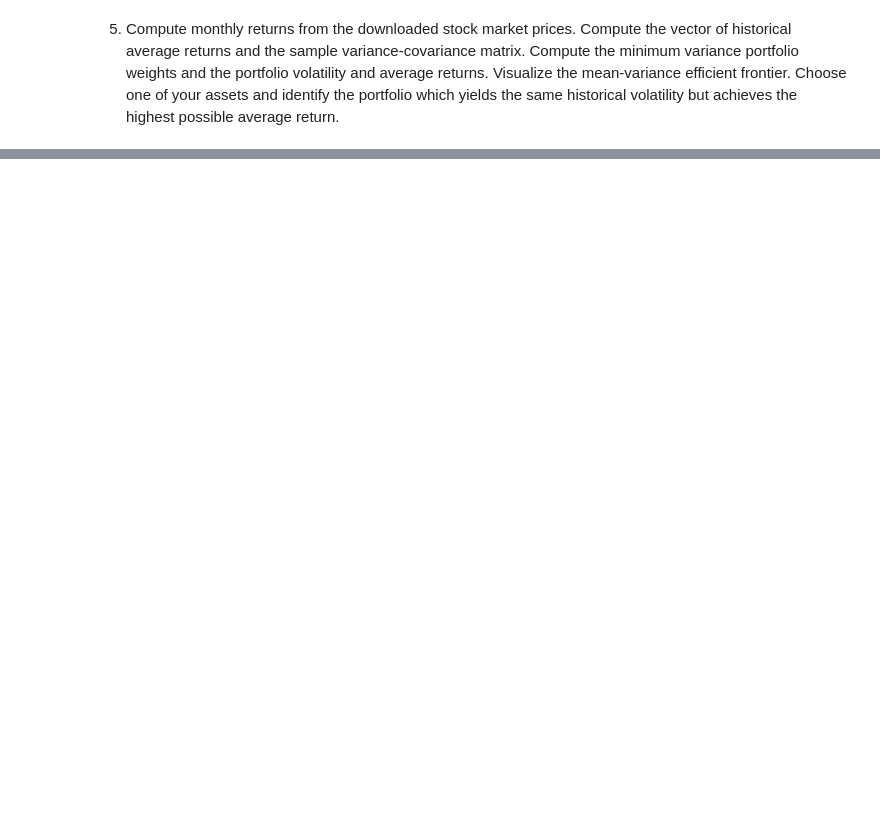
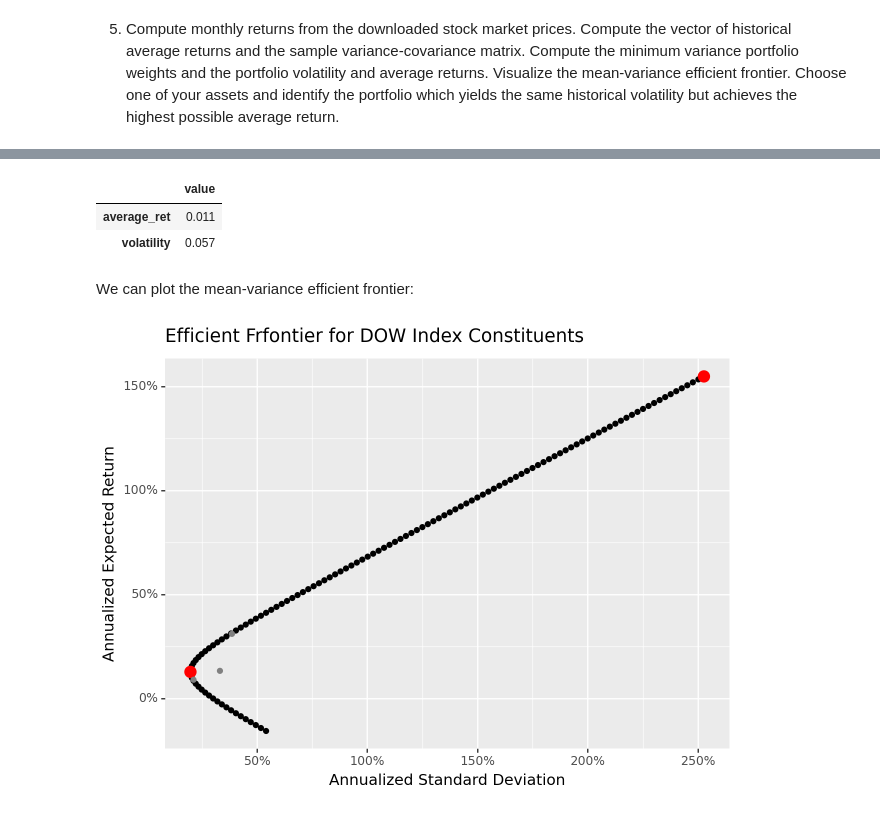
Before and after one commit to SteveXFLiu/tidyFinance, a Jupyter notebook: ch02.ipynb, the cells around one changed output, grey strips where cells are left out. Drawn from its saved outputs; the diff is of its cells as text; code cells hidden in the pictures; blank space fills up the shorter version.

```diff
--- a/ch02.ipynb
+++ b/ch02.ipynb
@@ -1027,0 +1088,9 @@ volumes_returns_figure.draw()
+# %%
+N = monthly_return.shape[1]
+iota = np.ones(N)
+sigma_inv = np.linalg.inv(sigma)
+
+mvp_weights = sigma_inv @ iota
+mvp_weights = mvp_weights / mvp_weights.sum()
+
+mvp_weights
@@ -1027,0 +1101,71 @@ volumes_returns_figure.draw()
+# %%
+mvp_return = mu.T @ mvp_weights
+mvp_volatility = np.sqrt(mvp_weights.T @ sigma @ mvp_weights)
+
+mvp_moments = pd.DataFrame(
+    {"value": [mvp_return, mvp_volatility]},
+    index=["average_ret", "volatility"]
+)
+
+mvp_moments.round(3)
+# %% [output]
+|  | value |
+| average_ret | 0.011 |
+| volatility | 0.057 |
+# %% [markdown]
+We can plot the mean-variance efficient frontier:
+# %%
+from plotnine import ggplot, geom_point, aes, labs, scale_x_continuous, scale_y_continuous
+from mizani.formatters import percent_format
+
+benchmark_multiple = 1.01
+mu_bar = benchmark_multiple * mvp_return
+
+C = iota.T @ sigma_inv @ iota
+D = iota.T @ sigma_inv @ mu
+E = mu.T @ sigma_inv @ mu
+lambda_tilde = 2 * (mu_bar-D/C)/(E-D**2/C)
+
+efp_weights = mvp_weights + lambda_tilde/2 * (sigma_inv @ mu - D/C * (sigma_inv @ iota))
+efp_return = mu.T @ efp_weights
+efp_volatility = np.sqrt(efp_weights.T @ sigma @ efp_weights)
+
+len_year = 12
+a = np.arange(-0.2, 1.0, 0.01)
+res = pd.DataFrame(columns=["mu", "sd"], index=a).astype(float)
+
+for i in a:
+    w = (1-i) * mvp_weights + i * efp_weights
+    res.loc[i, "mu"] = (w.T @ mu) * len_year
+    res.loc[i, "sd"] = np.sqrt(w.T @ sigma @ w) * np.sqrt(len_year)
+
+mvp_return = (mu.T @ mvp_weights) * len_year
+mvp_volatility = (np.sqrt(mvp_weights.T @ sigma @ mvp_weights) * np.sqrt(len_year))
+
+efp_return = mu_bar * len_year
+efp_volatility = (np.sqrt(efp_weights.T @ sigma @ efp_weights) * np.sqrt(len_year))
+
+res_figure = (
+    ggplot(res, aes(x="sd", y="mu")) +
+    geom_point() +
+    geom_point(
+        pd.DataFrame({"mu": [mvp_return, efp_return],
+                      "sd": [mvp_volatility, efp_volatility]}),
+        size=4,
+        color="red"
+    ) +
+    geom_point(
+        pd.DataFrame({"mu": mu*len_year,
+                      "sd": np.sqrt(np.diag(sigma))*np.sqrt(len_year)}),
+        color="gray"
+    ) +
+    labs(x="Annualized Standard Deviation",
+         y="Annualized Expected Return",
+         title="Efficient Frfontier for DOW Index Constituents") +
+    scale_x_continuous(labels=percent_format()) +
+    scale_y_continuous(labels=percent_format())
+)
+
+res_figure.draw()
+# %% [output]
+[figure, added]
```
Also changed, not shown: parts of 15 cells of this notebook.
